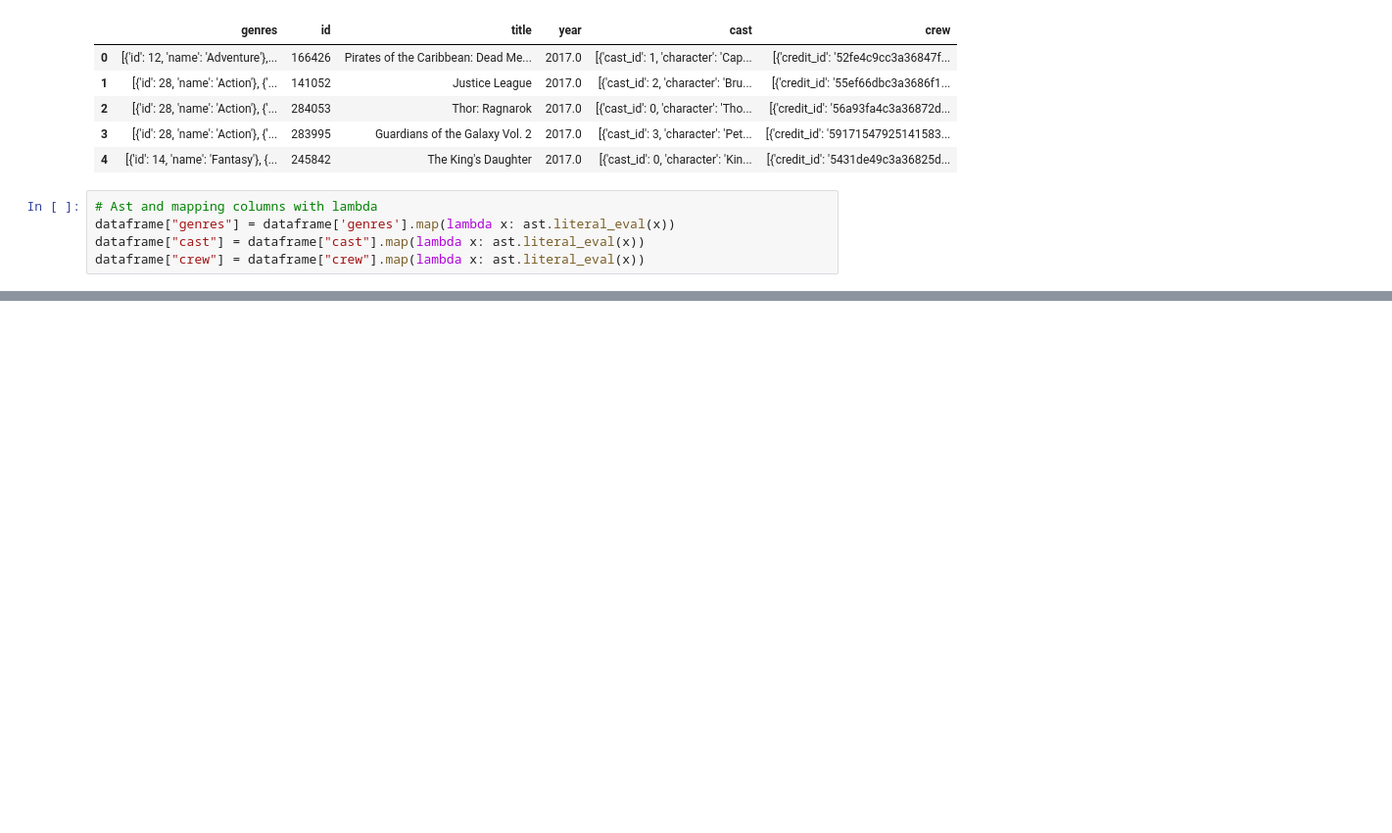
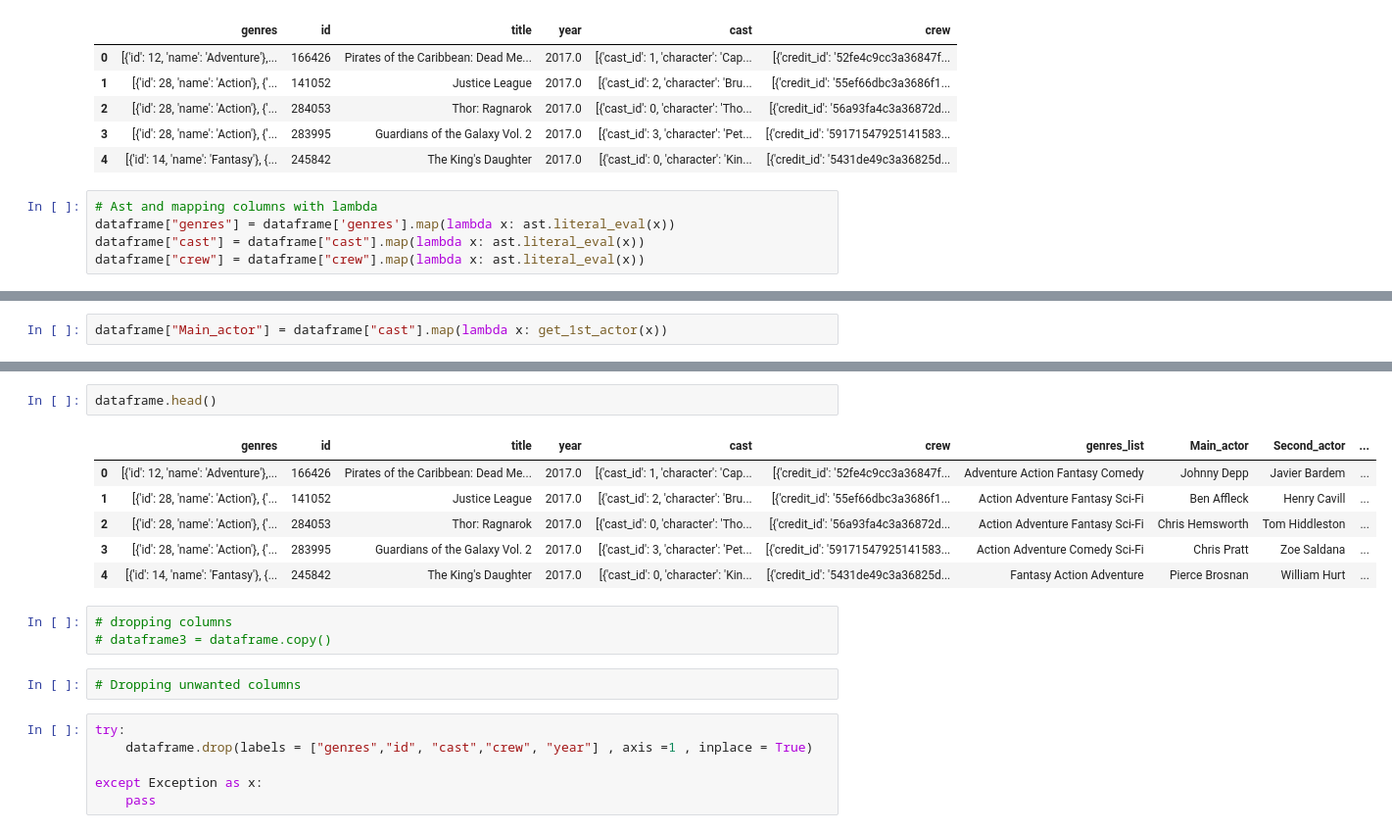
Before and after one commit to code-JOA/Movie-Reviews-Sentiment-Analysis, a Jupyter notebook: 02.Preprocessing.ipynb, the cells around one changed output, grey strips where cells are left out. Shown at 98% size. Cells and saved outputs as stored; diff of their text form; blank space fills up the shorter version.

```diff
--- a/02.Preprocessing.ipynb
+++ b/02.Preprocessing.ipynb
@@ -90,0 +126,2 @@ dataframe["crew"] = dataframe["crew"].map(lambda x: ast.literal_eval(x))
+# %%
+dataframe["Main_actor"] = dataframe["cast"].map(lambda x: get_1st_actor(x))
@@ -90,0 +208,20 @@ dataframe["crew"] = dataframe["crew"].map(lambda x: ast.literal_eval(x))
+# %%
+dataframe.head()
+# %% [output]
+|  | genres | id | title | year | cast | crew | genres_list | Main_actor | Second_actor | ... |
+| 0 | [{'id': 12, 'name': 'Adventure'},... | 166426 | Pirates of the Caribbean: Dead Me... | 2017.0 | [{'cast_id': 1, 'character': 'Cap... | [{'credit_id': '52fe4c9cc3a36847f... | Adventure Action Fantasy Comedy | Johnny Depp | Javier Bardem | ... |
+| 1 | [{'id': 28, 'name': 'Action'}, {'... | 141052 | Justice League | 2017.0 | [{'cast_id': 2, 'character': 'Bru... | [{'credit_id': '55ef66dbc3a3686f1... | Action Adventure Fantasy Sci-Fi | Ben Affleck | Henry Cavill | ... |
+| 2 | [{'id': 28, 'name': 'Action'}, {'... | 284053 | Thor: Ragnarok | 2017.0 | [{'cast_id': 0, 'character': 'Tho... | [{'credit_id': '56a93fa4c3a36872d... | Action Adventure Fantasy Sci-Fi | Chris Hemsworth | Tom Hiddleston | ... |
+| 3 | [{'id': 28, 'name': 'Action'}, {'... | 283995 | Guardians of the Galaxy Vol. 2 | 2017.0 | [{'cast_id': 3, 'character': 'Pet... | [{'credit_id': '59171547925141583... | Action Adventure Comedy Sci-Fi | Chris Pratt | Zoe Saldana | ... |
+| 4 | [{'id': 14, 'name': 'Fantasy'}, {... | 245842 | The King's Daughter | 2017.0 | [{'cast_id': 0, 'character': 'Kin... | [{'credit_id': '5431de49c3a36825d... | Fantasy Action Adventure | Pierce Brosnan | William Hurt | ... |
+# %%
+# dropping columns
+# dataframe3 = dataframe.copy()
+# %%
+# Dropping unwanted columns
+# %%
+try:
+    dataframe.drop(labels = ["genres","id", "cast","crew", "year"] , axis =1 , inplace = True)
+
+except Exception as x:
+    pass
```
Also changed, not shown: parts of 23 cells of this notebook, 1 other file.
